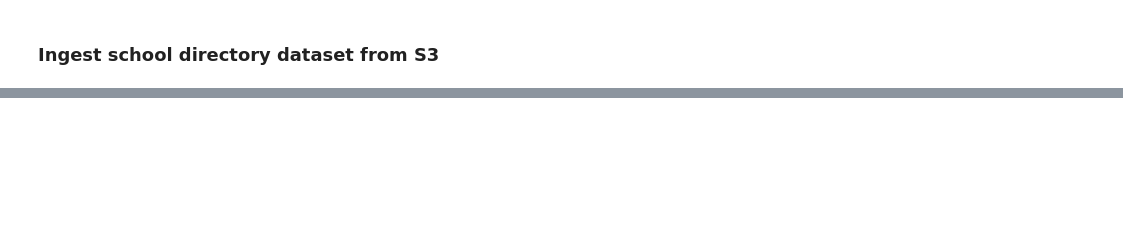
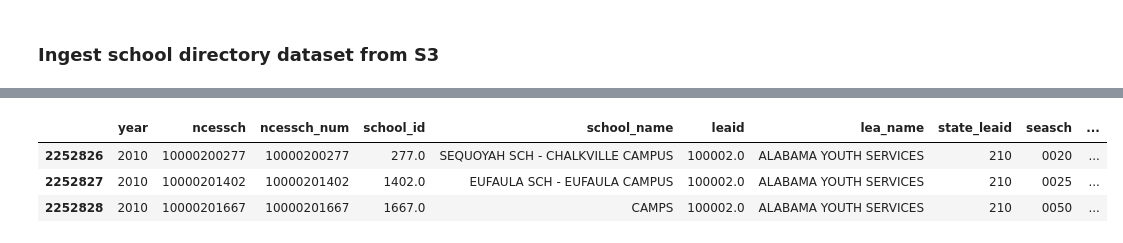
Before and after one commit to georgetown-analytics/student-outcomes, a Jupyter notebook: notebooks/EDA_school_directory.ipynb, the cells around one changed output, grey strips where cells are left out. Drawn from its saved outputs; the diff is of its cells as text; code cells hidden in the pictures; blank space fills up the shorter version.

```diff
--- a/notebooks/EDA_school_directory.ipynb
+++ b/notebooks/EDA_school_directory.ipynb
@@ -39,0 +83,10 @@ df0.shape, df0.head()
+# %%
+years = list(range(2010,2019))
+our_years = df0.query('year in @years')
+pd.set_option('display.max_columns',99)
+our_years.head(n=3)
+# %% [output]
+|  | year | ncessch | ncessch_num | school_id | school_name | leaid | lea_name | state_leaid | seasch | ... |
+| 2252826 | 2010 | 10000200277 | 10000200277 | 277.0 | SEQUOYAH SCH - CHALKVILLE CAMPUS | 100002.0 | ALABAMA YOUTH SERVICES | 210 | 0020 | ... |
+| 2252827 | 2010 | 10000201402 | 10000201402 | 1402.0 | EUFAULA SCH - EUFAULA CAMPUS | 100002.0 | ALABAMA YOUTH SERVICES | 210 | 0025 | ... |
+| 2252828 | 2010 | 10000201667 | 10000201667 | 1667.0 | CAMPS | 100002.0 | ALABAMA YOUTH SERVICES | 210 | 0050 | ... |
```
Also changed, not shown: parts of 8 cells of this notebook.
